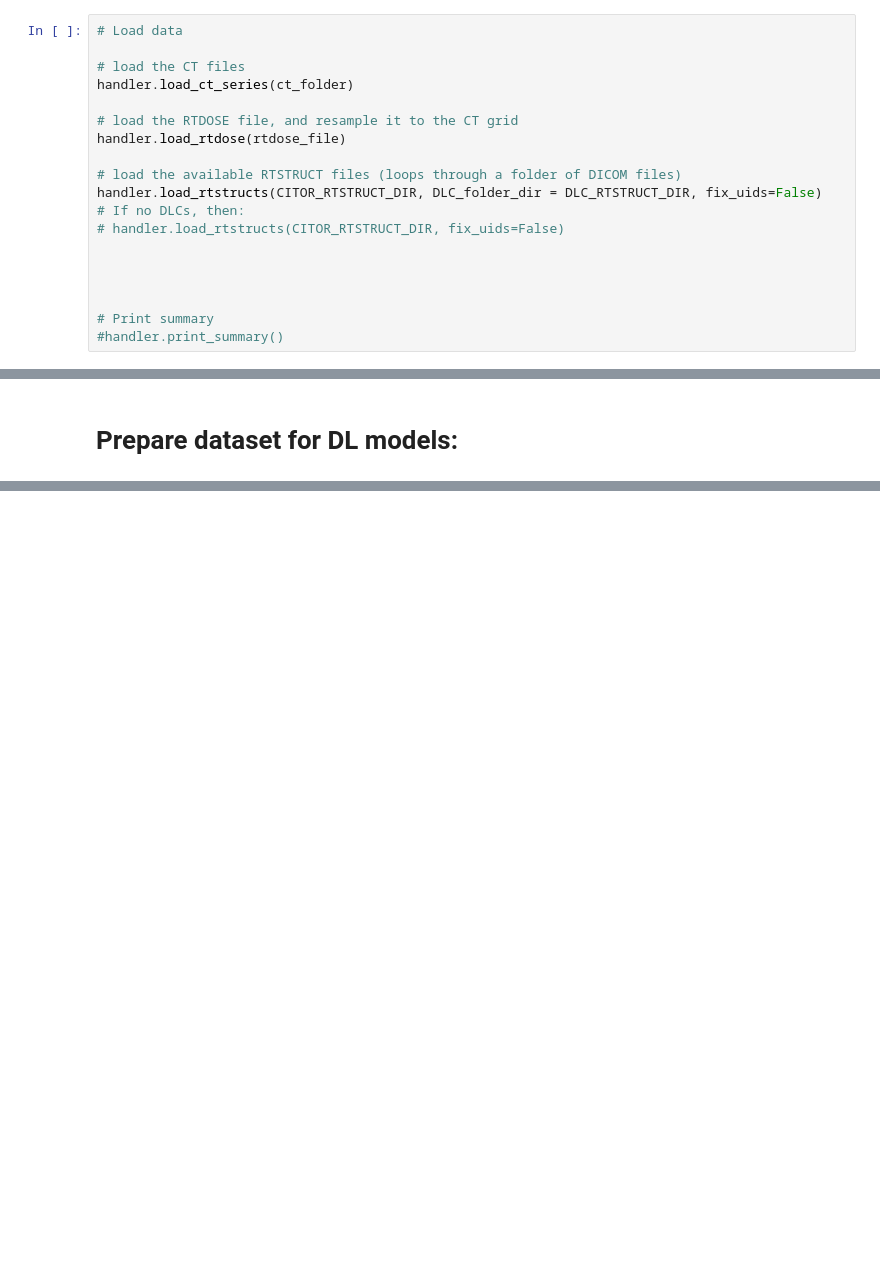
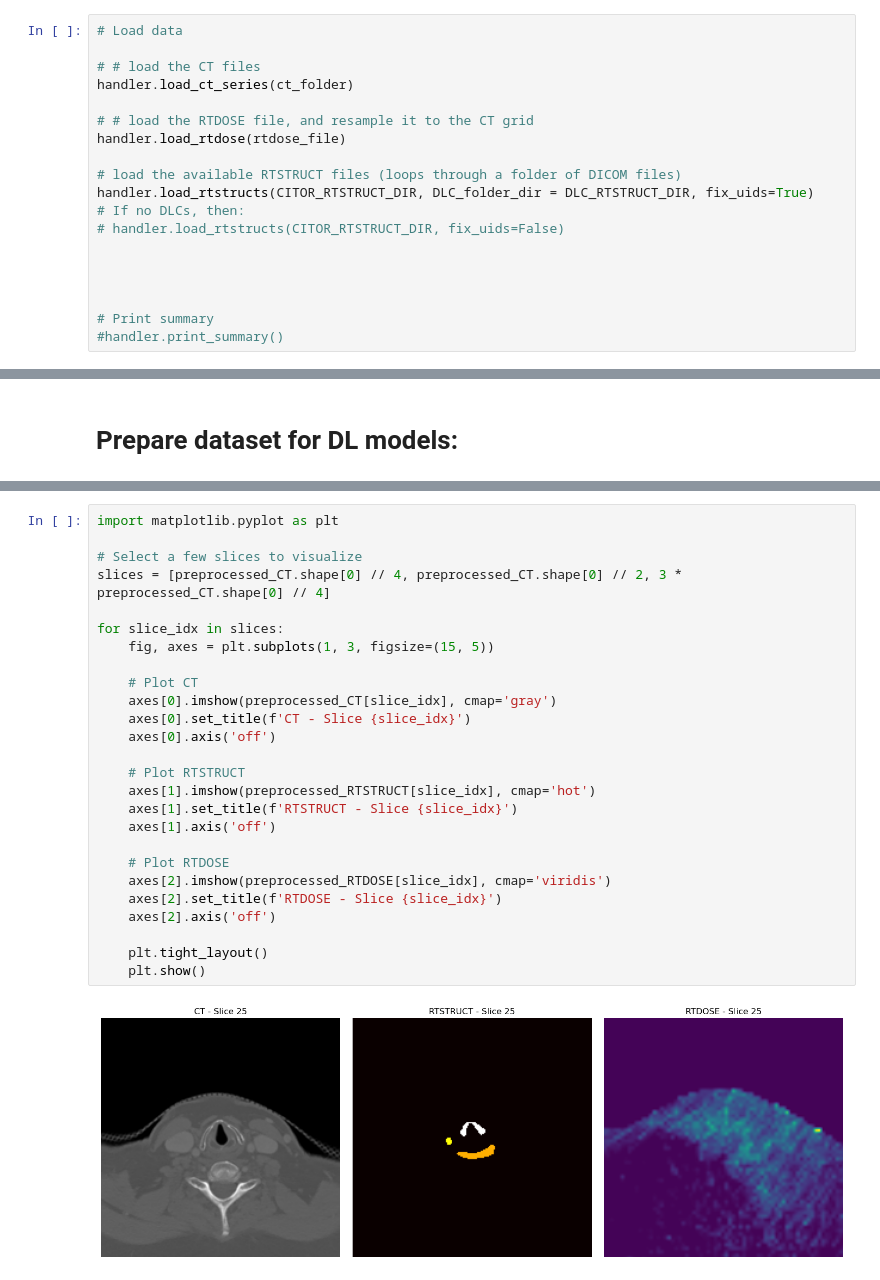
Before and after one commit to DLinRadiotherapyUMCG/stride_RT, a Jupyter notebook: dicom_analyser.ipynb, the cells around one changed output, grey strips where cells are left out. Cells and saved outputs as stored; diff of their text form; blank space fills up the shorter version.

```diff
--- a/dicom_analyser.ipynb
+++ b/dicom_analyser.ipynb
@@ -50,14 +46,14 @@ src\config_presets\HNC/UMCG_data.yaml
 # %%
 # Load data
 
-# load the CT files
+# # load the CT files
 handler.load_ct_series(ct_folder)
 
-# load the RTDOSE file, and resample it to the CT grid
+# # load the RTDOSE file, and resample it to the CT grid
 handler.load_rtdose(rtdose_file)
 
 # load the available RTSTRUCT files (loops through a folder of DICOM files)
-handler.load_rtstructs(CITOR_RTSTRUCT_DIR, DLC_folder_dir = DLC_RTSTRUCT_DIR, fix_uids=False)
+handler.load_rtstructs(CITOR_RTSTRUCT_DIR, DLC_folder_dir = DLC_RTSTRUCT_DIR, fix_uids=True)
 # If no DLCs, then:
 # handler.load_rtstructs(CITOR_RTSTRUCT_DIR, fix_uids=False)
 
@@ -138,0 +158,28 @@ upper_coord: 332, lower_coord: 168
+# %%
+import matplotlib.pyplot as plt
+
+# Select a few slices to visualize
+slices = [preprocessed_CT.shape[0] // 4, preprocessed_CT.shape[0] // 2, 3 * preprocessed_CT.shape[0] // 4]
+
+for slice_idx in slices:
+    fig, axes = plt.subplots(1, 3, figsize=(15, 5))
+
+    # Plot CT
+    axes[0].imshow(preprocessed_CT[slice_idx], cmap='gray')
+    axes[0].set_title(f'CT - Slice {slice_idx}')
+    axes[0].axis('off')
+
+    # Plot RTSTRUCT
+    axes[1].imshow(preprocessed_RTSTRUCT[slice_idx], cmap='hot')
+    axes[1].set_title(f'RTSTRUCT - Slice {slice_idx}')
+    axes[1].axis('off')
+
+    # Plot RTDOSE
+    axes[2].imshow(preprocessed_RTDOSE[slice_idx], cmap='viridis')
+    axes[2].set_title(f'RTDOSE - Slice {slice_idx}')
+    axes[2].axis('off')
+
+    plt.tight_layout()
+    plt.show()
+# %% [output]
+[figure, added]
```
Also changed, not shown: parts of 8 cells of this notebook, 11 other files.
